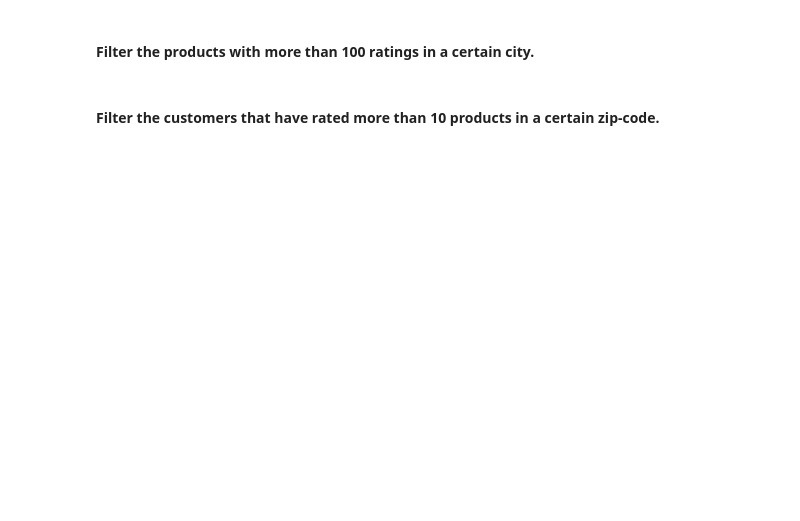
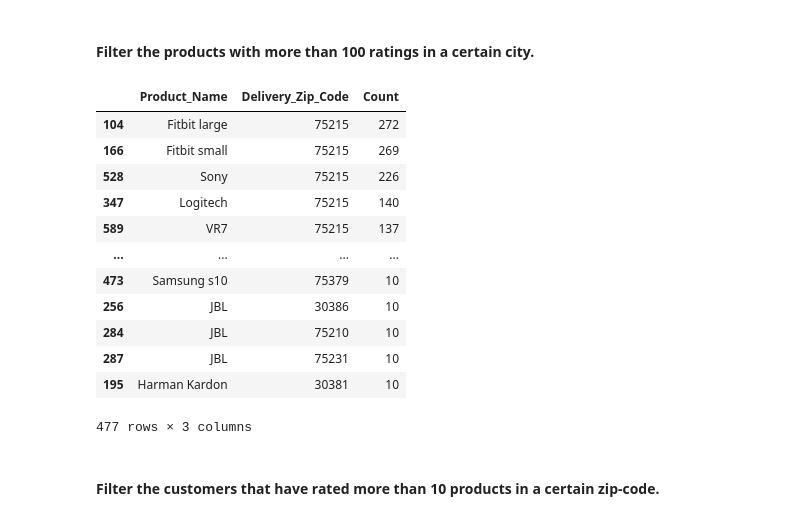
Before and after one commit to jhancuch/onmart, a Jupyter notebook: recommenders/recommenders.ipynb, the cells around one changed output. Cells and saved outputs as stored; diff of their text form; code cells hidden in the pictures; blank space fills up the shorter version.

```diff
--- a/recommenders/recommenders.ipynb
+++ b/recommenders/recommenders.ipynb
@@ -86,4 +169,26 @@ data.tail()
 # %% [markdown]
 #### Filter the products with more than 100 ratings in a certain city.
+# %%
+q3 = data[data['Review_Rating'] > 0].groupby(['Product_Name', 'Delivery_Zip_Code'])['Review_Rating'].count().reset_index(name='Count')
+
+q3_2 = q3[q3['Count'] >= 10]
+
+q3_3 = q3_2.sort_values('Count', ascending=False)
+# %%
+q3_3
+# %% [output]
+|  | Product_Name | Delivery_Zip_Code | Count |
+| 104 | Fitbit large | 75215 | 272 |
+| 166 | Fitbit small | 75215 | 269 |
+| 528 | Sony | 75215 | 226 |
+| 347 | Logitech | 75215 | 140 |
+| 589 | VR7 | 75215 | 137 |
+| ... | ... | ... | ... |
+| 473 | Samsung s10 | 75379 | 10 |
+| 256 | JBL | 30386 | 10 |
+| 284 | JBL | 75210 | 10 |
+| 287 | JBL | 75231 | 10 |
+| 195 | Harman Kardon | 30381 | 10 |
+477 rows × 3 columns
 # %% [markdown]
 #### Filter the customers that have rated more than 10 products in a certain zip-code.
```
Also changed, not shown: parts of 45 cells of this notebook.
